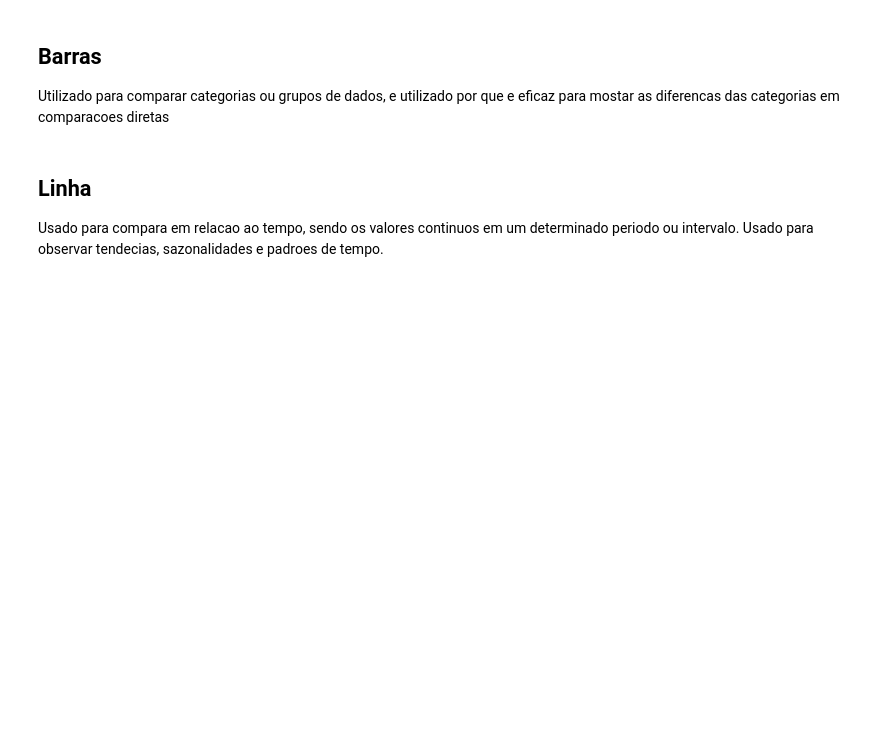
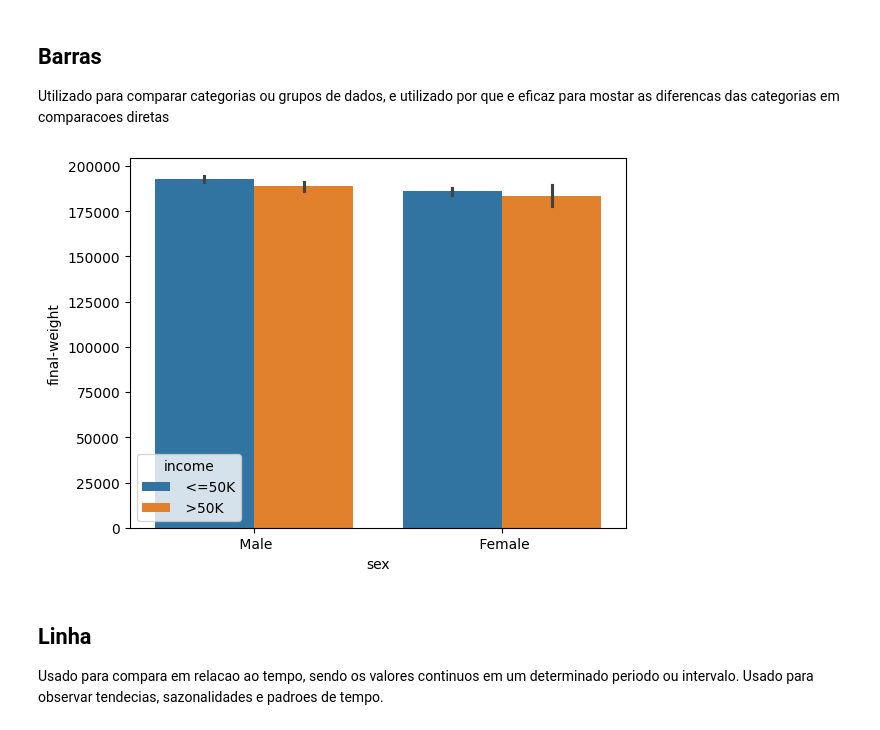
Before and after one commit to HammadN98/Curso_Estatistica, a Jupyter notebook: S10Visualizacao.ipynb, the cells around one changed output. Cells and saved outputs as stored; diff of their text form; code cells hidden in the pictures; blank space fills up the shorter version.

```diff
--- a/S10Visualizacao.ipynb
+++ b/S10Visualizacao.ipynb
@@ -47,7 +47,9 @@ sns.relplot(x = 'age', y = 'final-weight', data=base,
 
 Utilizado para comparar categorias ou grupos de dados, e utilizado por que e eficaz para mostar as diferencas das categorias em comparacoes diretas
 # %%
-sns.barplot(x = 'sex', y = 'final-weight', data=dataset, hue = 'income');
+sns.barplot(x = 'sex', y = 'final-weight', data=base, hue = 'income');
+# %% [output]
+[figure, added]
 # %% [markdown]
 ## Linha
 
```
Also changed, not shown: parts of 10 cells of this notebook.
